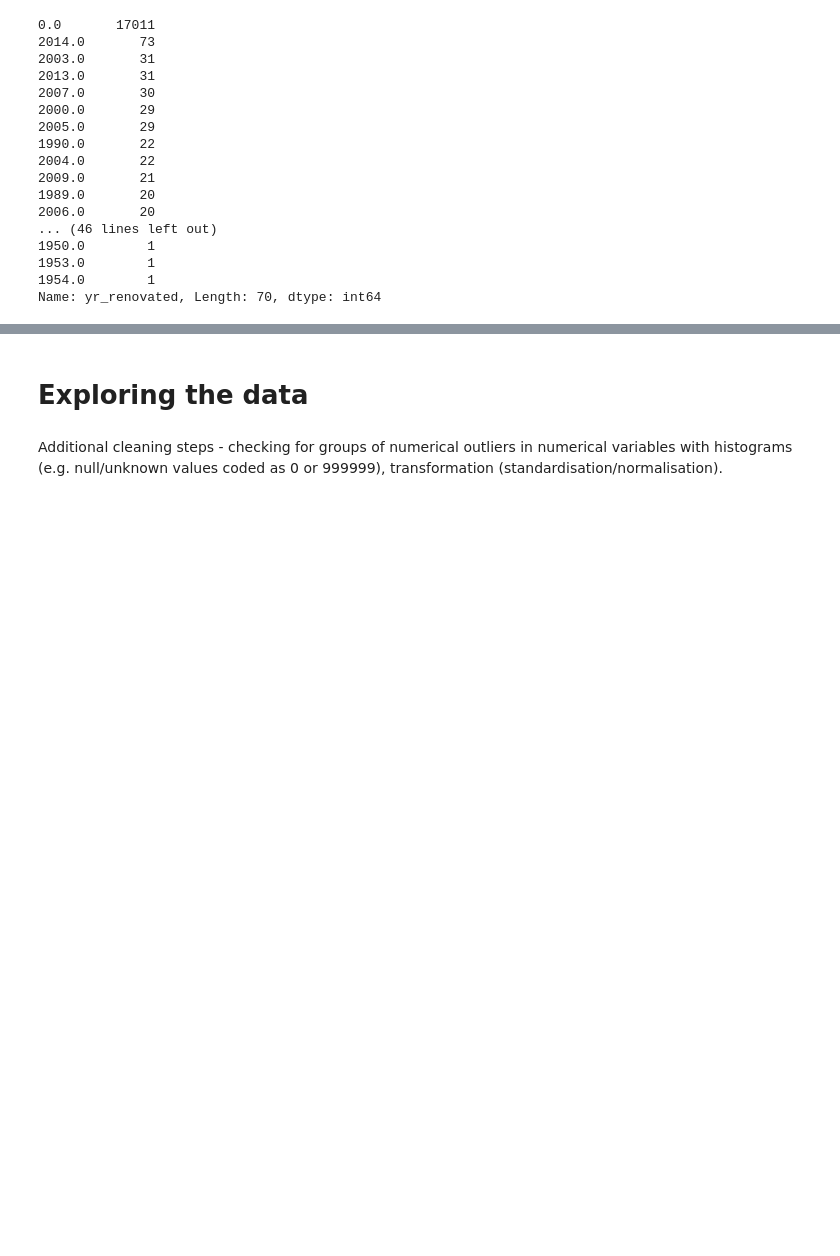
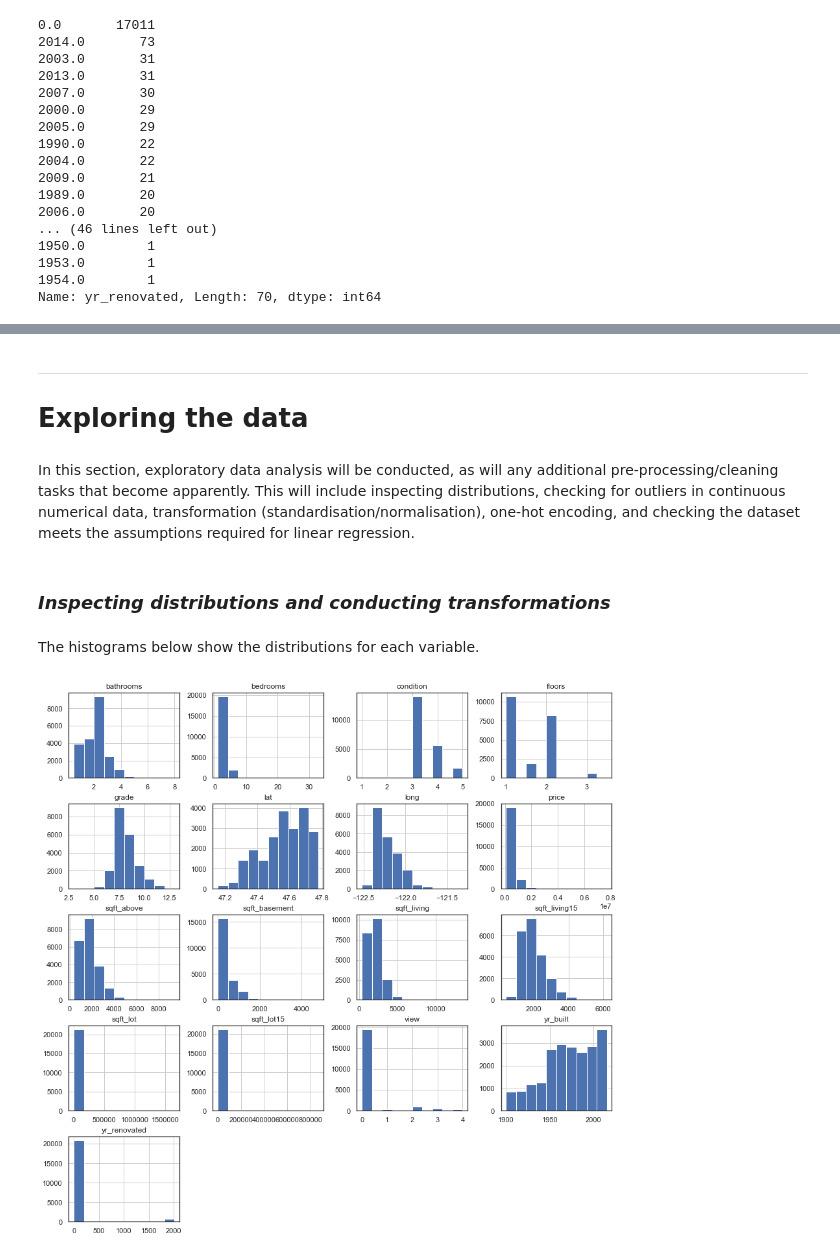
Before and after one commit to L-Lewis/dsc-1-final-project-online-ds-ft-011419, a Jupyter notebook: student.ipynb, the cells around one changed output, grey strips where cells are left out. Drawn from its saved outputs; the diff is of its cells as text; code cells hidden in the pictures; blank space fills up the shorter version.

Commit message:
started EDA section

```diff
--- a/student.ipynb
+++ b/student.ipynb
@@ -383,4 +477,13 @@ Final check for null values - in waterfront, view, yr_renovated and probably oth
 # %% [markdown]
+***
 # Exploring the data
-# %% [markdown]
-Additional cleaning steps - checking for groups of numerical outliers in numerical variables with histograms (e.g. null/unknown values coded as 0 or 999999), transformation (standardisation/normalisation).
+# %% [markdown]
+In this section, exploratory data analysis will be conducted, as will any additional pre-processing/cleaning tasks that become apparently. This will include inspecting distributions, checking for outliers in continuous numerical data, transformation (standardisation/normalisation), one-hot encoding, and checking the dataset meets the assumptions required for linear regression.
+# %% [markdown]
+### _Inspecting distributions and conducting transformations_
+# %% [markdown]
+The histograms below show the distributions for each variable.
+# %%
+kc.hist(figsize=(15,15));
+# %% [output]
+[figure, added]
```
Also changed, not shown: parts of 40 cells of this notebook.
